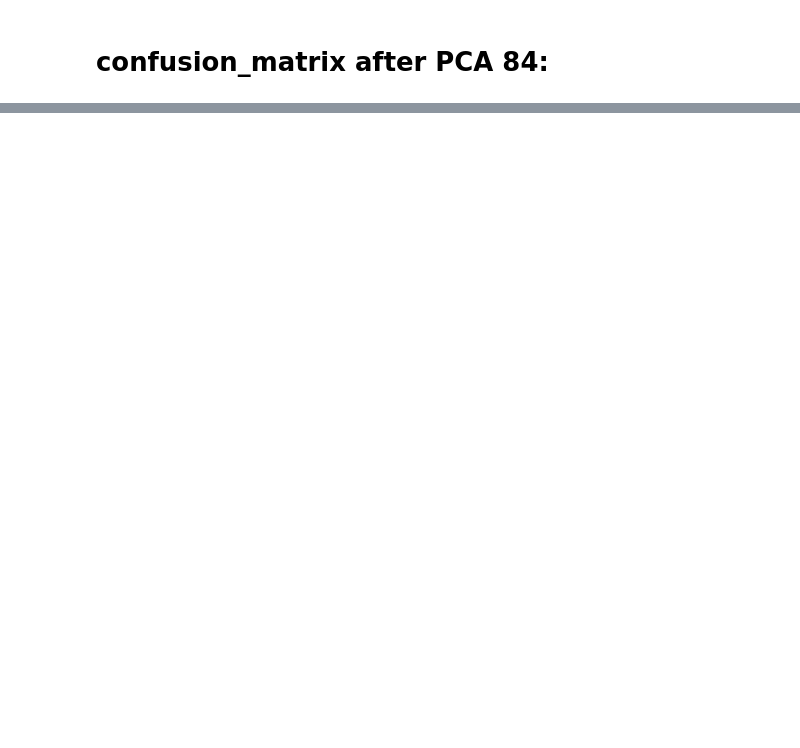
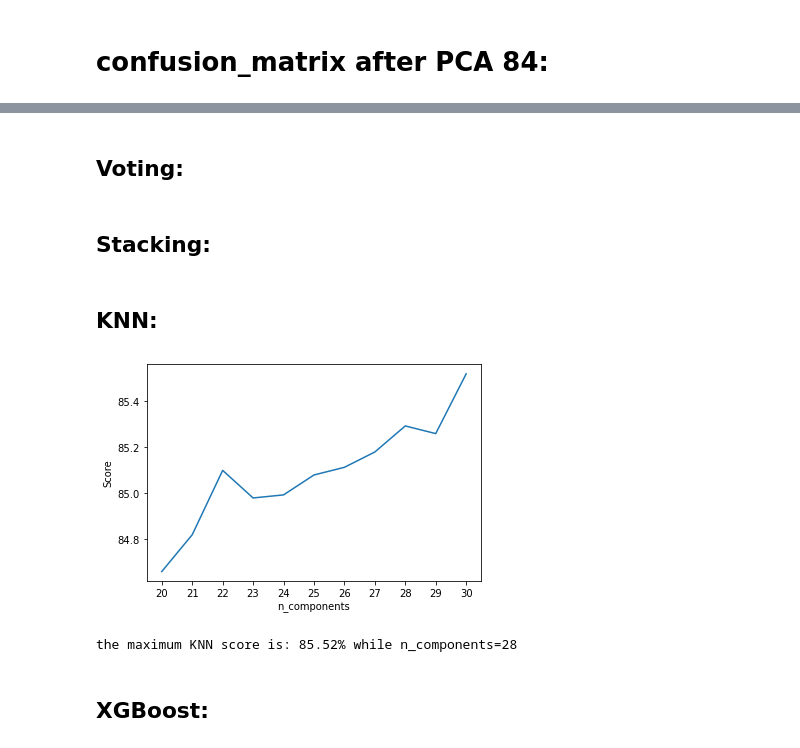
Before and after one commit to TairMazriv/FinalProject, a Jupyter notebook: fmnist.ipynb, the cells around one changed output, grey strips where cells are left out. Cells and saved outputs as stored; diff of their text form; code cells hidden in the pictures; blank space fills up the shorter version.

```diff
--- a/fmnist.ipynb
+++ b/fmnist.ipynb
@@ -226,0 +242,2 @@ plt.show()
+# %% [markdown]
+## Voting:
@@ -226,0 +265,52 @@ plt.show()
+# %% [markdown]
+## Stacking:
+# %%
+arr = []
+for i in range(20,31):
+    pca = PCA(n_components = i)
+    X_train = pca.fit_transform(x_train)
+    X_test = pca.transform(x_test)
+    explained_variance = pca.explained_variance_ratio_
+    estimators = [('rf', RandomForestClassifier(n_estimators=10, random_state=42)), ('svr', make_pipeline(StandardScaler(), LinearSVC(random_state=42)))]
+    sta = StackingClassifier(estimators = estimators, final_estimator=LogisticRegression())
+    sta.fit(X_train, y_train)
+    sta_predict = sta.predict(X_test)
+    arr.append(accuracy_score(y_test, sta_predict)*100)
+
+# Graph showing accuracy:
+plt.plot(range(20,31), arr)
+plt.xticks(np.arange(20,31,1))
+plt.xlabel("n_components")
+plt.ylabel("Score")
+plt.show()
+
+sta_pca = max(arr)
+print ("the maximum Stacking score is: " + str(sta_pca) + "% while n_components=30")
+# %% [markdown]
+## KNN:
+# %%
+arr = []
+for i in range(20,31):
+    pca = PCA(n_components = i)
+    X_train = pca.fit_transform(x_train)
+    X_test = pca.transform(x_test)
+    explained_variance = pca.explained_variance_ratio_
+    knn = KNeighborsClassifier(n_neighbors = 6)
+    knn.fit(X_train, y_train)
+    knn_predict = knn.predict(X_test)
+    arr.append(accuracy_score(y_test, knn_predict)*100)
+
+# Graph showing accuracy:
+plt.plot(range(20,31), arr)
+plt.xticks(np.arange(20,31,1))
+plt.xlabel("n_components")
+plt.ylabel("Score")
+plt.show()
+
+knn_pca = max(arr)
+print ("the maximum KNN score is: " + str(knn_pca) + "% while n_components=28")
+# %% [output]
+[figure, added]
+the maximum KNN score is: 85.52% while n_components=28
+# %% [markdown]
+## XGBoost:
```
Also changed, not shown: parts of 19 cells of this notebook, 1 other file.
